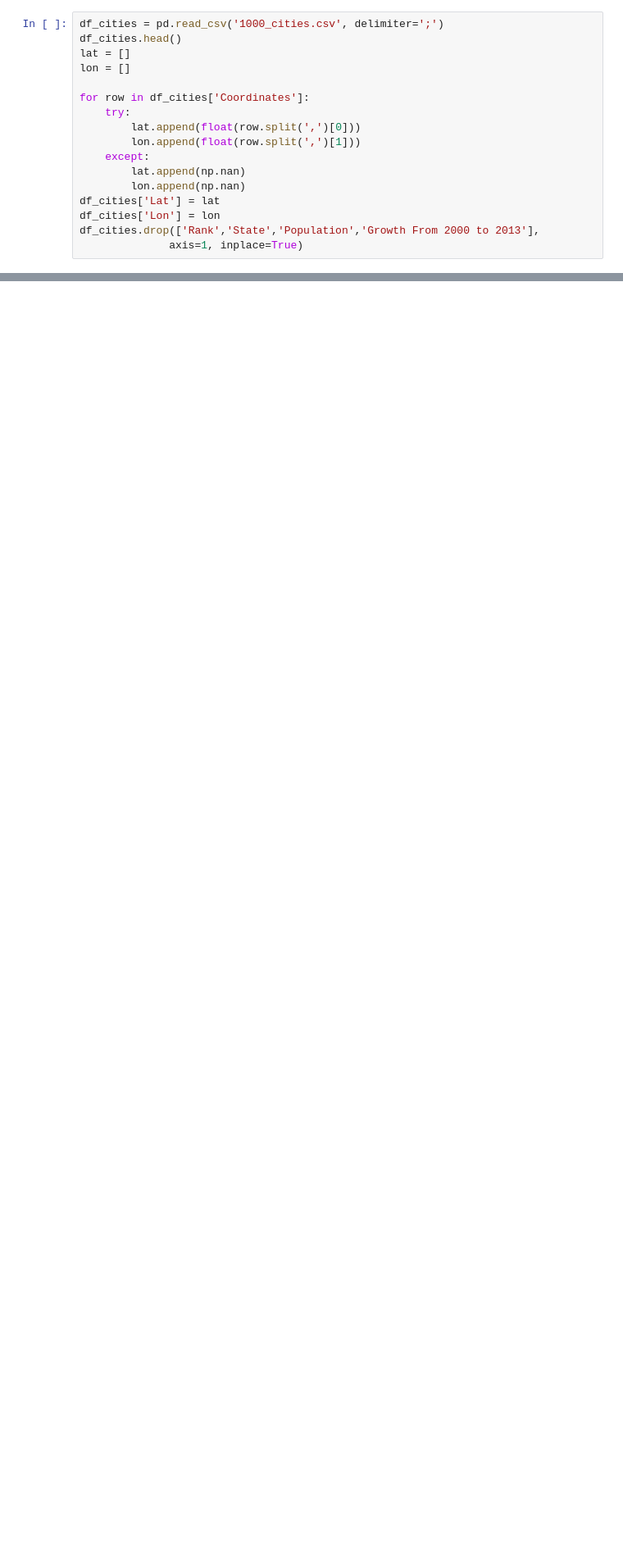
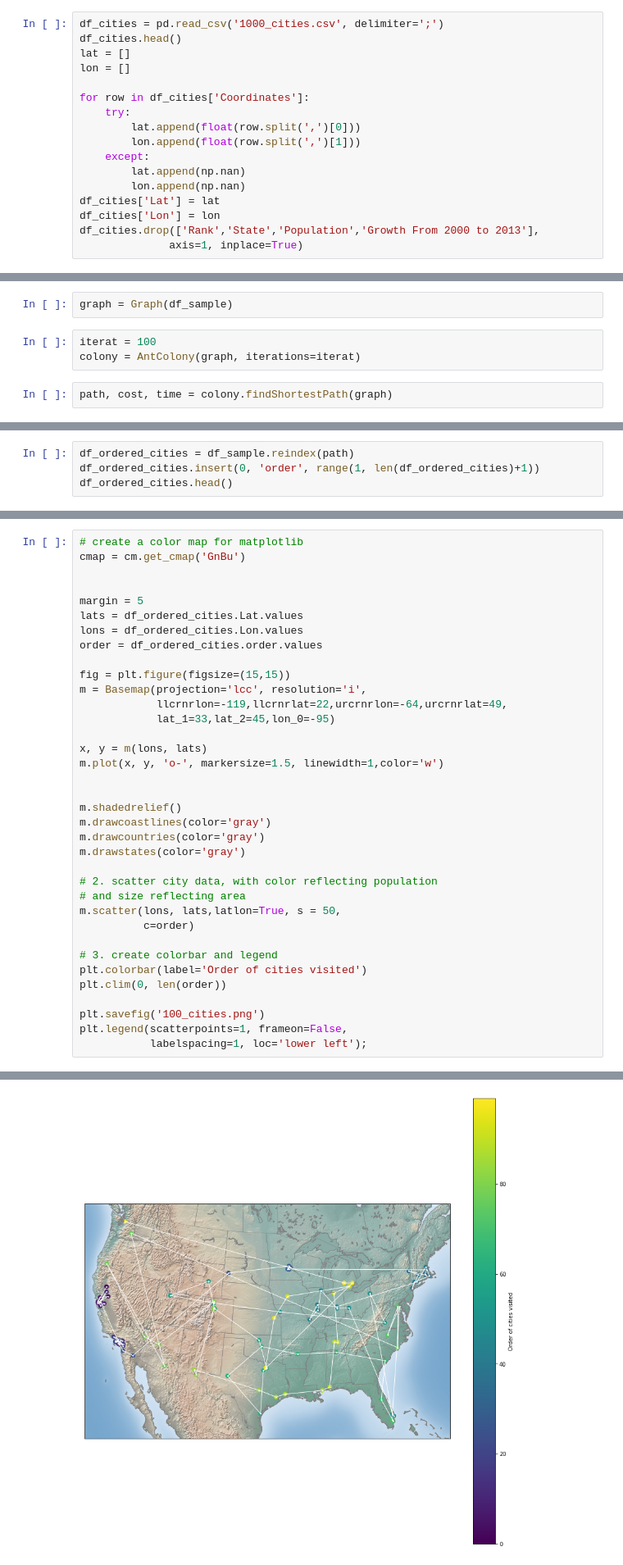
Before and after one commit to ianwesleyarmstrong/ACO, a Jupyter notebook: ACO.ipynb, the cells around one changed output, grey strips where cells are left out. Shown at 82% size. Cells and saved outputs as stored; diff of their text form; blank space fills up the shorter version.

Commit message:
Completed Project

```diff
--- a/ACO.ipynb
+++ b/ACO.ipynb
@@ -105,0 +44,7 @@ print(colony.visibility)
+# %%
+graph = Graph(df_sample)
+# %%
+iterat = 100
+colony = AntColony(graph, iterations=iterat)
+# %%
+path, cost, time = colony.findShortestPath(graph)
@@ -105,0 +62,4 @@ print(colony.visibility)
+# %%
+df_ordered_cities = df_sample.reindex(path)
+df_ordered_cities.insert(0, 'order', range(1, len(df_ordered_cities)+1))
+df_ordered_cities.head()
@@ -105,0 +73,37 @@ print(colony.visibility)
+# %%
+# create a color map for matplotlib
+cmap = cm.get_cmap('GnBu')
+
+
+margin = 5
+lats = df_ordered_cities.Lat.values
+lons = df_ordered_cities.Lon.values
+order = df_ordered_cities.order.values
+
+fig = plt.figure(figsize=(15,15))
+m = Basemap(projection='lcc', resolution='i',
+            llcrnrlon=-119,llcrnrlat=22,urcrnrlon=-64,urcrnrlat=49,
+            lat_1=33,lat_2=45,lon_0=-95)
+
+x, y = m(lons, lats)
+m.plot(x, y, 'o-', markersize=1.5, linewidth=1,color='w')
+
+
+m.shadedrelief()
+m.drawcoastlines(color='gray')
+m.drawcountries(color='gray')
+m.drawstates(color='gray')
+
+# 2. scatter city data, with color reflecting population
+# and size reflecting area
+m.scatter(lons, lats,latlon=True, s = 50,
+          c=order)
+
+# 3. create colorbar and legend
+plt.colorbar(label='Order of cities visited')
+plt.clim(0, len(order))
+
+plt.savefig('100_cities.png')
+plt.legend(scatterpoints=1, frameon=False,
+           labelspacing=1, loc='lower left');
+# %% [output]
@@ -105,0 +111 @@ print(colony.visibility)
+[figure, added]
```
Also changed, not shown: parts of 14 cells of this notebook, 8 other files.
